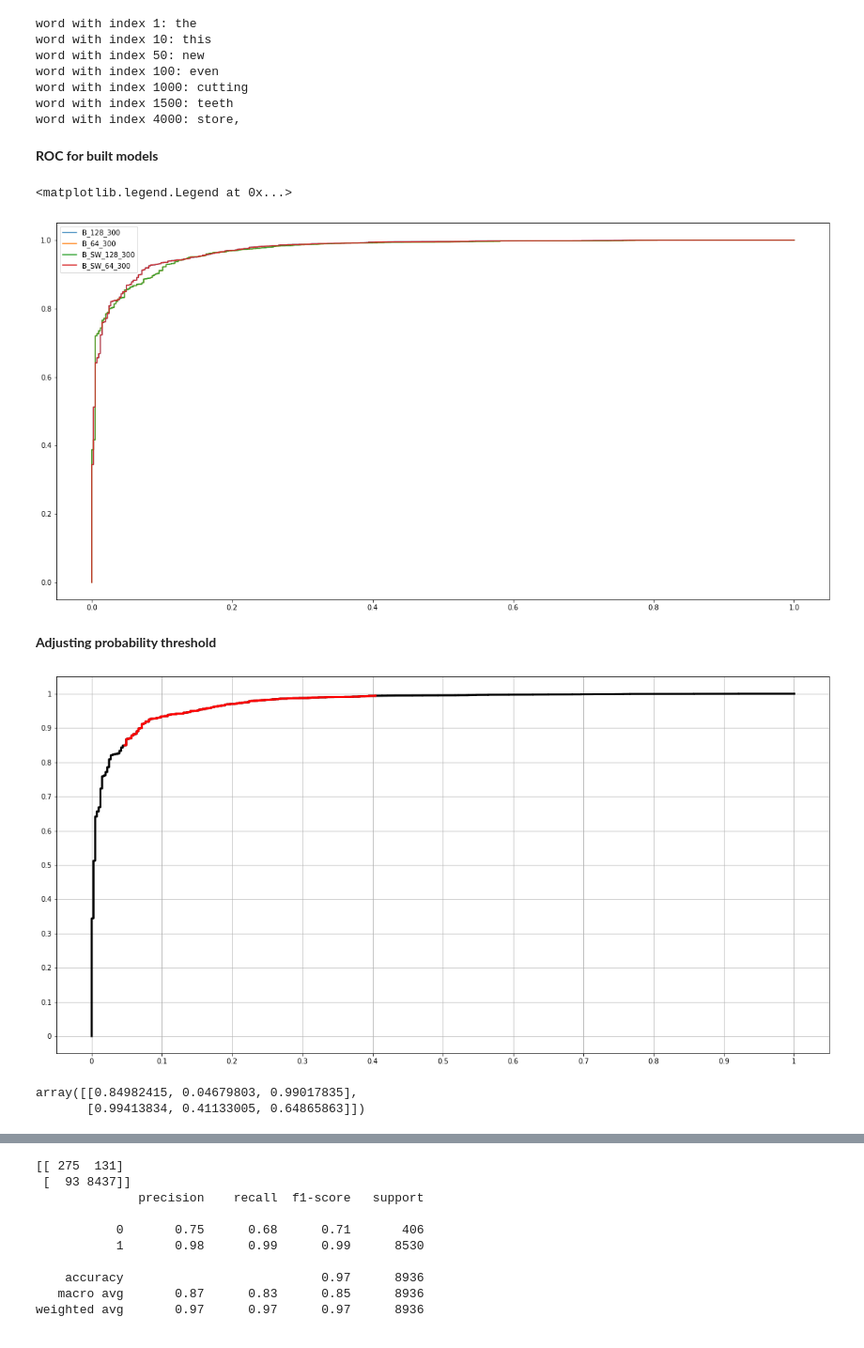
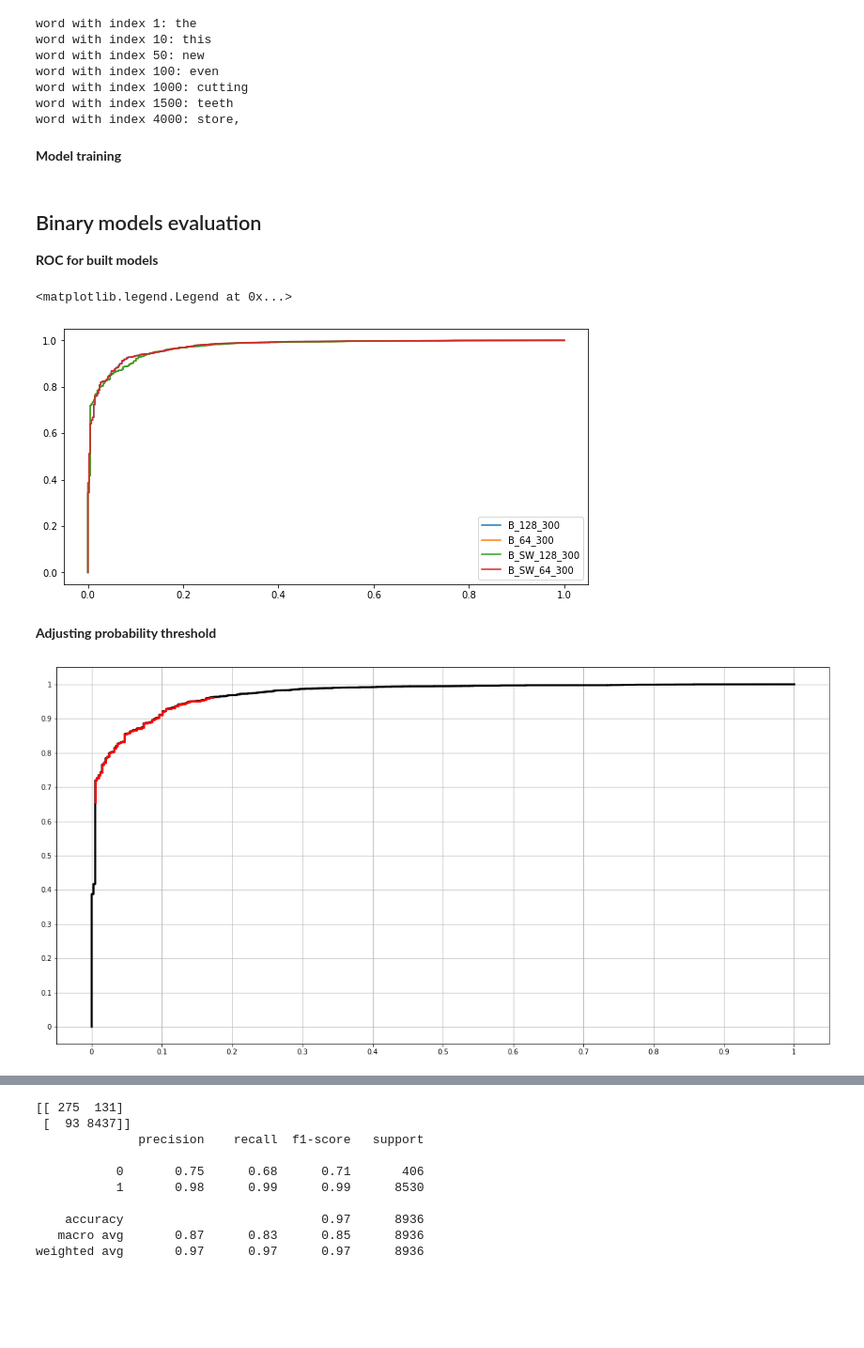
Before and after one commit to wbonicki/Ebay_sentiment_analysis, a Jupyter notebook: Neural_Networks.ipynb, the cells around one changed output, grey strips where cells are left out. Shown at 94% size. Cells and saved outputs as stored; diff of their text form; code cells hidden in the pictures; blank space fills up the shorter version.

```diff
--- a/Neural_Networks.ipynb
+++ b/Neural_Networks.ipynb
@@ -125,6 +126,8 @@ word with index 4000: store,
 # %%
 #a variable for training/loading models, if it is True the pretrained models are loaded otherwise the models are loaded
 load = True
+# %% [markdown]
+__Model training__
 # %%
 #building neural networks
 if not load:
@@ -194,22 +197,23 @@ def ROC_NN(model, x_test, y_test):
     fpr, tpr, thresholds = roc_curve(y_test.argmax(1),y_pred_proba[:,1])
     return fpr, tpr, thresholds
 # %% [markdown]
+## Binary models evaluation
 __ROC for built models__
 # %%
 models = [(binary_128_300,'B_128_300'),
           (binary_64_300,'B_64_300'),
           (binary_128_300SW,'B_SW_128_300'),
           (binary_64_300SW,'B_SW_64_300')]
 
-fig, ax = plt.subplots(figsize=(20,10))
+fig, ax = plt.subplots(figsize=(10,5))
 leg = []
 for m in models:
     fpr, tpr, _ = ROC_NN(m[0], x_test, y_test)
     ax.plot(fpr, tpr)
     leg.append(m[1])
 
 ax.legend(leg)
 # %% [output]
 <matplotlib.legend.Legend at 0x...>
-[figure, old version]
+[figure, new version]
 # %%
@@ -219,7 +223,7 @@ __Adjusting probability threshold__
 # %%
 fpr, tpr, thr = ROC_NN(final_model_binary, x_test, y_test)
 # %%
-s, e = 1660, 1900
+s, e = 1000, 1190
 fig, ax = plt.subplots(figsize=(20,10))
 ax.plot(fpr, tpr, color='black', lw=3)
 ax.plot(fpr[s:e], tpr[s:e], color='red', lw=3)
@@ -228,10 +232,7 @@ plt.yticks(ticks=np.arange(0,1.1,0.1), labels=[0,0.1,0.2,0.3,0.4,0.5,0.6,0.7,0.8
 plt.xticks(ticks=np.arange(0,1.1,0.1), labels=[0,0.1,0.2,0.3,0.4,0.5,0.6,0.7,0.8,0.9,1])
 plt.show()
 # %% [output]
-[figure, old version]
+[figure, new version]
 # %%
 #array for selecting optimal probability threshold - the first and the last value of the red line in the chart above
-np.hstack([tpr.reshape(-1, 1),fpr.reshape(-1, 1), thr.reshape(-1, 1)])[[s,e]]
+# np.hstack([tpr.reshape(-1, 1),fpr.reshape(-1, 1), thr.reshape(-1, 1)])[s:e]
-# %% [output]
-array([[0.84982415, 0.04679803, 0.99017835],
-       [0.99413834, 0.41133005, 0.64865863]])
```
Also changed, not shown: parts of 17 cells of this notebook, 6 other files.
